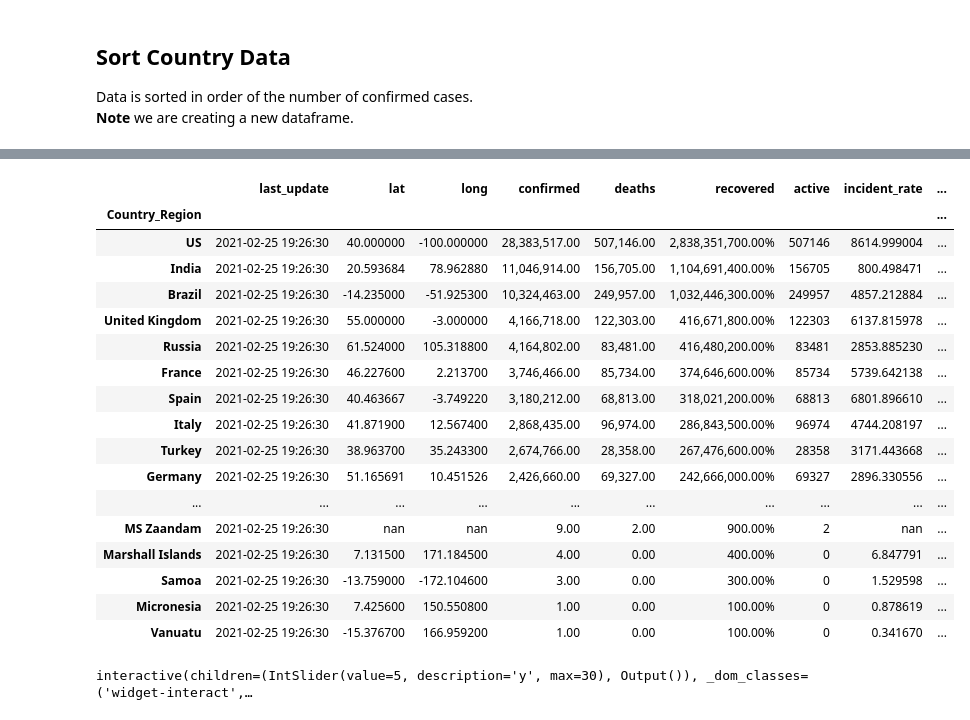
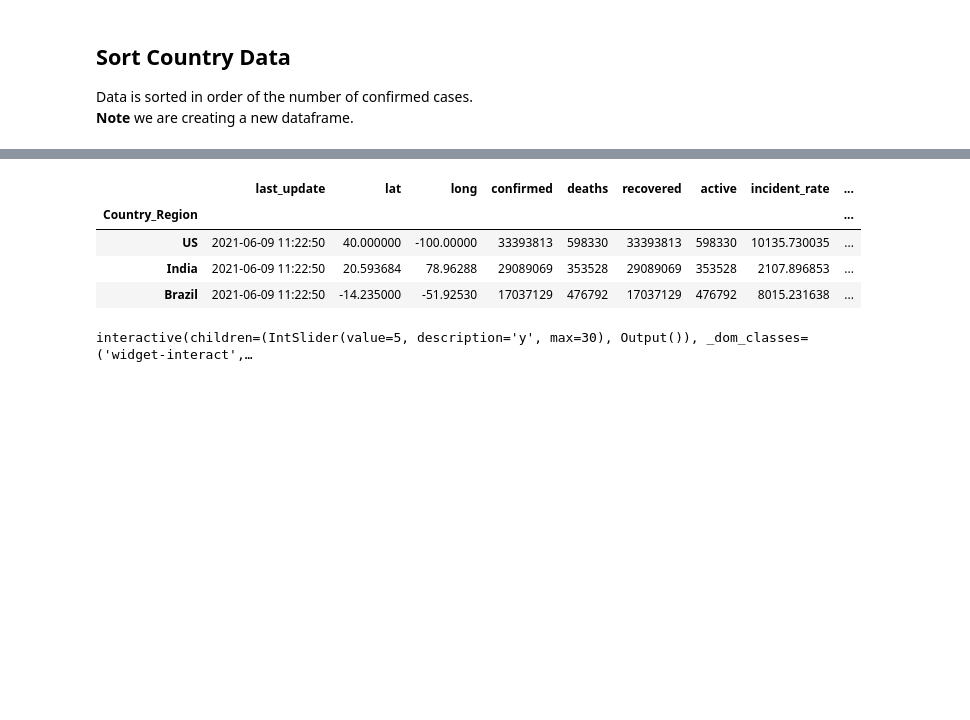
Before and after one commit to morgan360/python_course, a Jupyter notebook: examples/CovidAnalysis.ipynb, the cells around one changed output, grey strips where cells are left out. Cells and saved outputs as stored; diff of their text form; code cells hidden in the pictures; blank space fills up the shorter version.

```diff
--- a/examples/CovidAnalysis.ipynb
+++ b/examples/CovidAnalysis.ipynb
@@ -154,28 +170,15 @@ sorted_country_df.head(5).style.apply(highlight_col, axis = None)
 # %%
 
 sorted_country_df.style.format({
     'confirmed': '{:,.2f}'.format,
     'deaths': '{:,.2f}'.format,
     'recovered': '{:,.2%}'.format,
 })
-#sorted_country_df.head(3)
+sorted_country_df.head(3)
 # %% [output]
 |  | last_update | lat | long | confirmed | deaths | recovered | active | incident_rate | ... |
 | Country_Region |  |  |  |  |  |  |  |  | ... |
-| US | 2021-02-25 19:26:30 | 40.000000 | -100.000000 | 28,383,517.00 | 507,146.00 | 2,838,351,700.00% | 507146 | 8614.999004 | ... |
-| India | 2021-02-25 19:26:30 | 20.593684 | 78.962880 | 11,046,914.00 | 156,705.00 | 1,104,691,400.00% | 156705 | 800.498471 | ... |
-| Brazil | 2021-02-25 19:26:30 | -14.235000 | -51.925300 | 10,324,463.00 | 249,957.00 | 1,032,446,300.00% | 249957 | 4857.212884 | ... |
-| United Kingdom | 2021-02-25 19:26:30 | 55.000000 | -3.000000 | 4,166,718.00 | 122,303.00 | 416,671,800.00% | 122303 | 6137.815978 | ... |
-| Russia | 2021-02-25 19:26:30 | 61.524000 | 105.318800 | 4,164,802.00 | 83,481.00 | 416,480,200.00% | 83481 | 2853.885230 | ... |
-| France | 2021-02-25 19:26:30 | 46.227600 | 2.213700 | 3,746,466.00 | 85,734.00 | 374,646,600.00% | 85734 | 5739.642138 | ... |
-| Spain | 2021-02-25 19:26:30 | 40.463667 | -3.749220 | 3,180,212.00 | 68,813.00 | 318,021,200.00% | 68813 | 6801.896610 | ... |
-| Italy | 2021-02-25 19:26:30 | 41.871900 | 12.567400 | 2,868,435.00 | 96,974.00 | 286,843,500.00% | 96974 | 4744.208197 | ... |
-| Turkey | 2021-02-25 19:26:30 | 38.963700 | 35.243300 | 2,674,766.00 | 28,358.00 | 267,476,600.00% | 28358 | 3171.443668 | ... |
-| Germany | 2021-02-25 19:26:30 | 51.165691 | 10.451526 | 2,426,660.00 | 69,327.00 | 242,666,000.00% | 69327 | 2896.330556 | ... |
-| ... | ... | ... | ... | ... | ... | ... | ... | ... | ... |
-| MS Zaandam | 2021-02-25 19:26:30 | nan | nan | 9.00 | 2.00 | 900.00% | 2 | nan | ... |
-| Marshall Islands | 2021-02-25 19:26:30 | 7.131500 | 171.184500 | 4.00 | 0.00 | 400.00% | 0 | 6.847791 | ... |
-| Samoa | 2021-02-25 19:26:30 | -13.759000 | -172.104600 | 3.00 | 0.00 | 300.00% | 0 | 1.529598 | ... |
-| Micronesia | 2021-02-25 19:26:30 | 7.425600 | 150.550800 | 1.00 | 0.00 | 100.00% | 0 | 0.878619 | ... |
-| Vanuatu | 2021-02-25 19:26:30 | -15.376700 | 166.959200 | 1.00 | 0.00 | 100.00% | 0 | 0.341670 | ... |
+| US | 2021-06-09 11:22:50 | 40.000000 | -100.00000 | 33393813 | 598330 | 33393813 | 598330 | 10135.730035 | ... |
+| India | 2021-06-09 11:22:50 | 20.593684 | 78.96288 | 29089069 | 353528 | 29089069 | 353528 | 2107.896853 | ... |
+| Brazil | 2021-06-09 11:22:50 | -14.235000 | -51.92530 | 17037129 | 476792 | 17037129 | 476792 | 8015.231638 | ... |
 # %%
```
Also changed, not shown: parts of 15 cells of this notebook, 24 other files.
